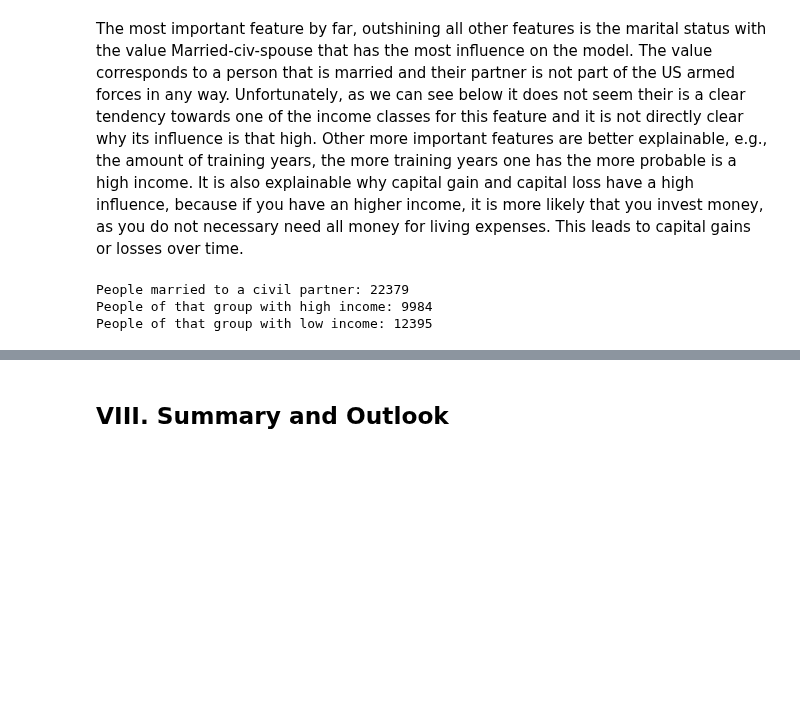
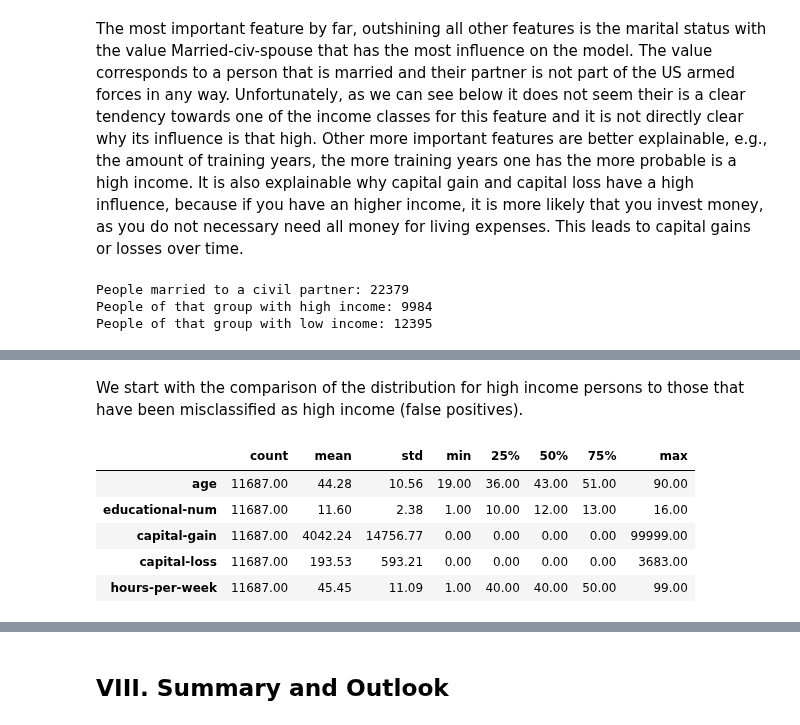
Before and after one commit to NiklasSabel/Industrial-Applications-of-Artificial-Intelligence, a Jupyter notebook: notebooks/Tertiary Sector/Finance_new.ipynb, the cells around one changed output, grey strips where cells are left out. Cells and saved outputs as stored; diff of their text form; code cells hidden in the pictures; blank space fills up the shorter version.

```diff
--- a/notebooks/Tertiary Sector/Finance_new.ipynb
+++ b/notebooks/Tertiary Sector/Finance_new.ipynb
@@ -1309,0 +1313,11 @@ df_comparison[numerical_features] = df_comparison[numerical_features].astype(int
+# %% [markdown]
+We start with the comparison of the distribution for high income persons to those that have been misclassified as high income (false positives).
+# %%
+df[df['income']=='>50K'].describe().transpose().applymap("{:.2f}".format)
+# %% [output]
+|  | count | mean | std | min | 25% | 50% | 75% | max |
+| age | 11687.00 | 44.28 | 10.56 | 19.00 | 36.00 | 43.00 | 51.00 | 90.00 |
+| educational-num | 11687.00 | 11.60 | 2.38 | 1.00 | 10.00 | 12.00 | 13.00 | 16.00 |
+| capital-gain | 11687.00 | 4042.24 | 14756.77 | 0.00 | 0.00 | 0.00 | 0.00 | 99999.00 |
+| capital-loss | 11687.00 | 193.53 | 593.21 | 0.00 | 0.00 | 0.00 | 0.00 | 3683.00 |
+| hours-per-week | 11687.00 | 45.45 | 11.09 | 1.00 | 40.00 | 40.00 | 50.00 | 99.00 |
```
Also changed, not shown: parts of 17 cells of this notebook.
